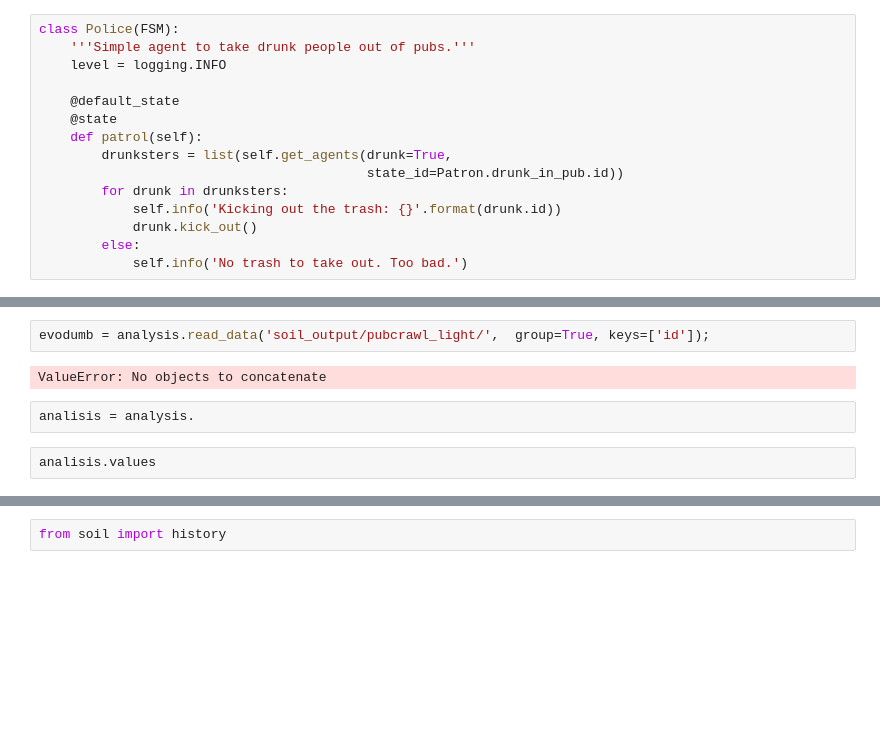
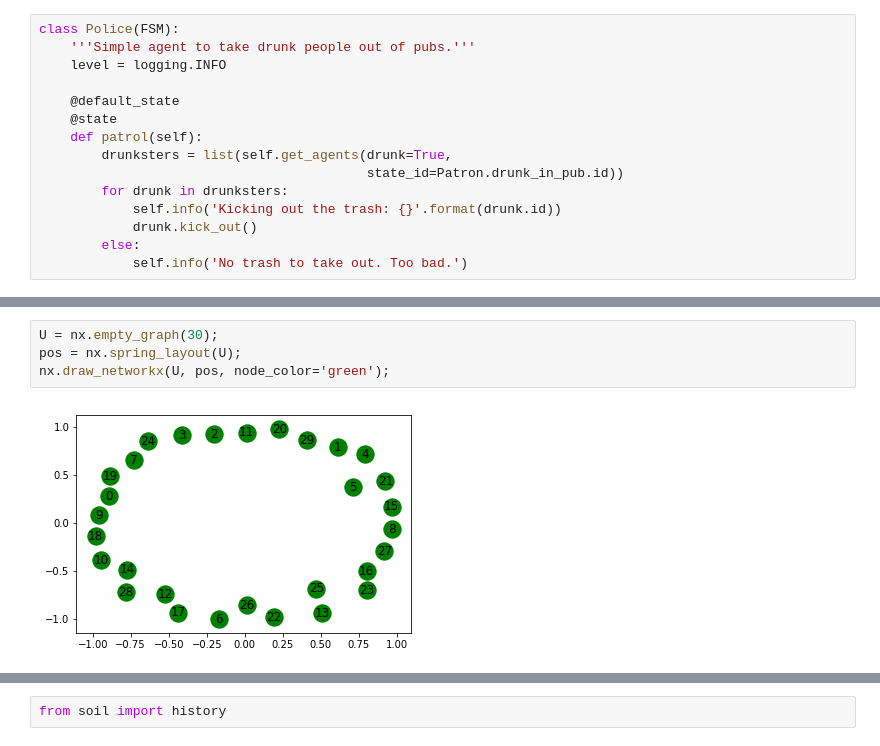
Before and after one commit to amujica/Pubcrawl, a Jupyter notebook: pubcrawl.ipynb, the cells around one changed output, grey strips where cells are left out. Drawn from its saved outputs; the diff is of its cells as text; blank space fills up the shorter version.

```diff
--- a/pubcrawl.ipynb
+++ b/pubcrawl.ipynb
@@ -576,8 +488,6 @@ network_agents:
-# %%
-evodumb = analysis.read_data('soil_output/pubcrawl_light/',  group=True, keys=['id']);
-# %% [output]
-ValueError: No objects to concatenate
-# %%
-analisis = analysis.
-# %%
-analisis.values
+# %%
+U = nx.empty_graph(30);
+pos = nx.spring_layout(U);
+nx.draw_networkx(U, pos, node_color='green');
+# %% [output]
+[figure, added]
```
Also changed, not shown: parts of 13 cells of this notebook, 2 other files.
